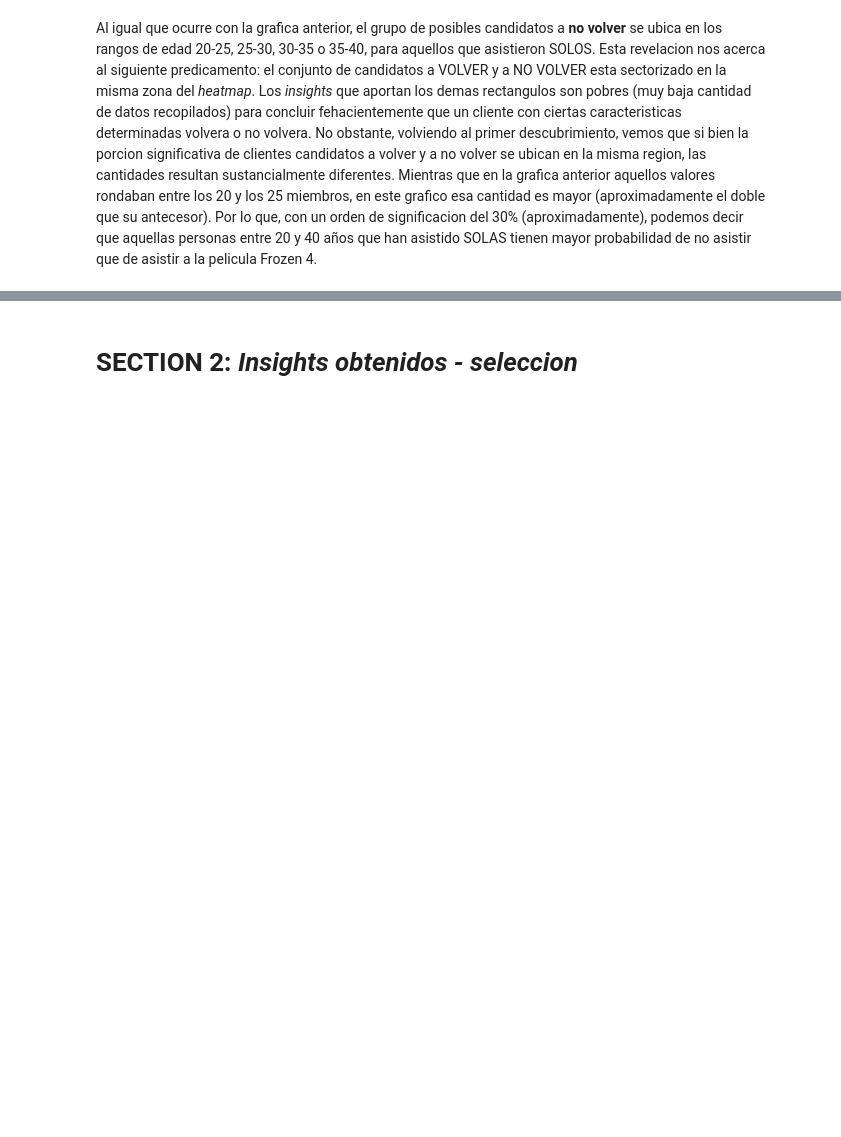
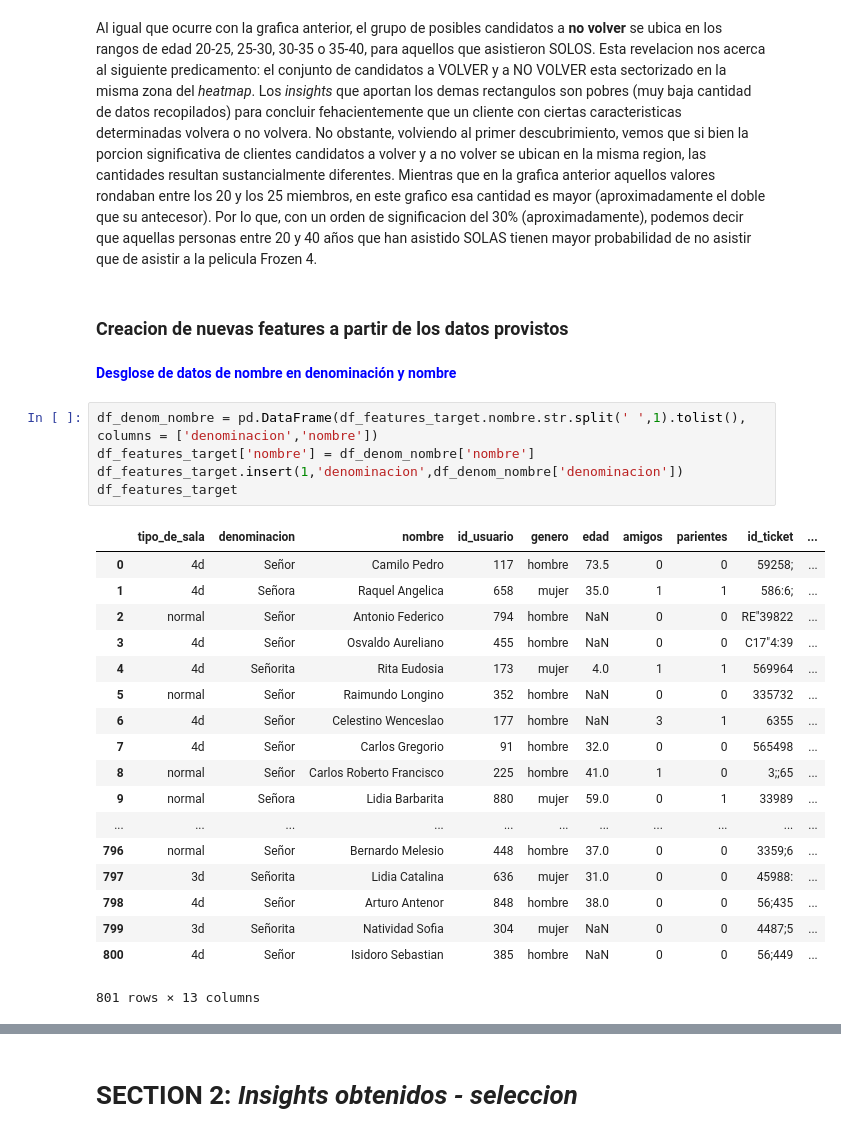
Before and after one commit to lionelguglielmone/OrgaDeCompusTP, a Jupyter notebook: tp1_main.ipynb, the cells around one changed output, grey strips where cells are left out. Cells and saved outputs as stored; diff of their text form; blank space fills up the shorter version.

```diff
--- a/tp1_main.ipynb
+++ b/tp1_main.ipynb
@@ -1455,2 +1456,30 @@ plt.show()
 # %% [markdown]
 Al igual que ocurre con la grafica anterior, el grupo de posibles candidatos a **no volver** se ubica en los rangos de edad 20-25, 25-30, 30-35 o 35-40, para aquellos que asistieron SOLOS. Esta revelacion nos acerca al siguiente predicamento: el conjunto de candidatos a VOLVER y a NO VOLVER esta sectorizado en la misma zona del *heatmap*. Los *insights* que aportan los demas rectangulos son pobres (muy baja cantidad de datos recopilados) para concluir fehacientemente que un cliente con ciertas caracteristicas determinadas volvera o no volvera. No obstante, volviendo al primer descubrimiento, vemos que si bien la porcion significativa de clientes candidatos a volver y a no volver se ubican en la misma region, las cantidades resultan sustancialmente diferentes. Mientras que en la grafica anterior aquellos valores rondaban entre los 20 y los 25 miembros, en este grafico esa cantidad es mayor (aproximadamente el doble que su antecesor). Por lo que, con un orden de significacion del 30% (aproximadamente), podemos decir que aquellas personas entre 20 y 40 años que han asistido SOLAS  tienen mayor probabilidad de no asistir que de asistir a la pelicula Frozen 4.
+# %% [markdown]
+### Creacion de nuevas features a partir de los datos provistos
+# %% [markdown]
+<font color='blue'>**Desglose de datos de nombre en denominación y nombre**</font>
+# %%
+df_denom_nombre = pd.DataFrame(df_features_target.nombre.str.split(' ',1).tolist(), columns = ['denominacion','nombre'])
+df_features_target['nombre'] = df_denom_nombre['nombre']
+df_features_target.insert(1,'denominacion',df_denom_nombre['denominacion'])
+df_features_target
+# %% [output]
+|  | tipo_de_sala | denominacion | nombre | id_usuario | genero | edad | amigos | parientes | id_ticket | ... |
+| 0 | 4d | Señor | Camilo Pedro | 117 | hombre | 73.5 | 0 | 0 | 59258; | ... |
+| 1 | 4d | Señora | Raquel Angelica | 658 | mujer | 35.0 | 1 | 1 | 586:6; | ... |
+| 2 | normal | Señor | Antonio Federico | 794 | hombre | NaN | 0 | 0 | RE"39822 | ... |
+| 3 | 4d | Señor | Osvaldo Aureliano | 455 | hombre | NaN | 0 | 0 | C17"4:39 | ... |
+| 4 | 4d | Señorita | Rita Eudosia | 173 | mujer | 4.0 | 1 | 1 | 569964 | ... |
+| 5 | normal | Señor | Raimundo Longino | 352 | hombre | NaN | 0 | 0 | 335732 | ... |
+| 6 | 4d | Señor | Celestino Wenceslao | 177 | hombre | NaN | 3 | 1 | 6355 | ... |
+| 7 | 4d | Señor | Carlos Gregorio | 91 | hombre | 32.0 | 0 | 0 | 565498 | ... |
+| 8 | normal | Señor | Carlos Roberto Francisco | 225 | hombre | 41.0 | 1 | 0 | 3;;65 | ... |
+| 9 | normal | Señora | Lidia Barbarita | 880 | mujer | 59.0 | 0 | 1 | 33989 | ... |
+| ... | ... | ... | ... | ... | ... | ... | ... | ... | ... | ... |
+| 796 | normal | Señor | Bernardo Melesio | 448 | hombre | 37.0 | 0 | 0 | 3359;6 | ... |
+| 797 | 3d | Señorita | Lidia Catalina | 636 | mujer | 31.0 | 0 | 0 | 45988: | ... |
+| 798 | 4d | Señor | Arturo Antenor | 848 | hombre | 38.0 | 0 | 0 | 56;435 | ... |
+| 799 | 3d | Señorita | Natividad Sofia | 304 | mujer | NaN | 0 | 0 | 4487;5 | ... |
+| 800 | 4d | Señor | Isidoro Sebastian | 385 | hombre | NaN | 0 | 0 | 56;449 | ... |
+801 rows × 13 columns
```
Also changed, not shown: parts of 35 cells of this notebook.
